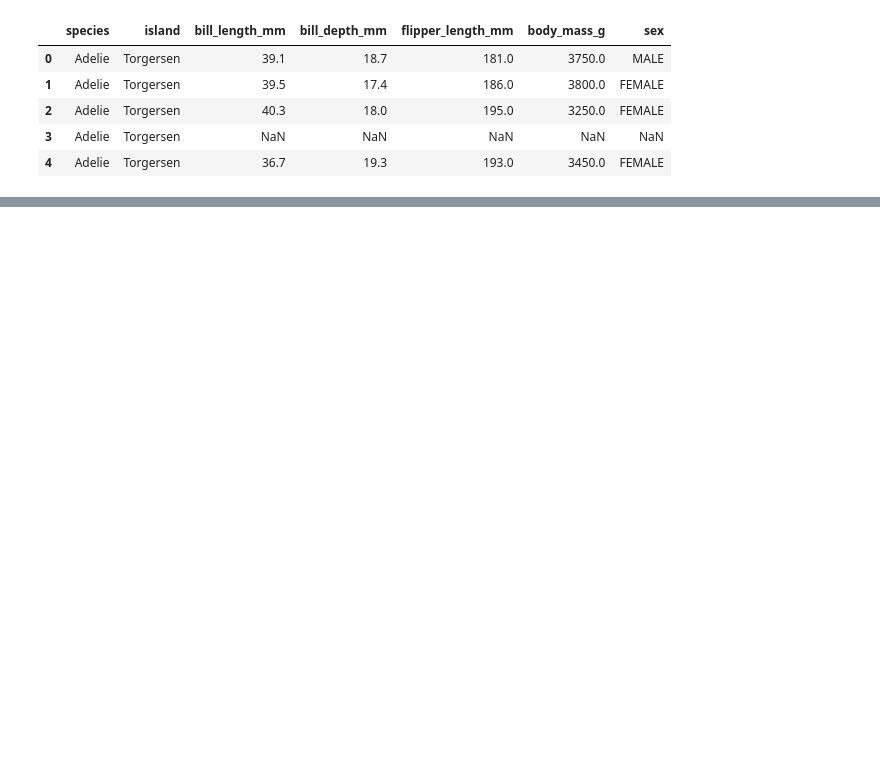
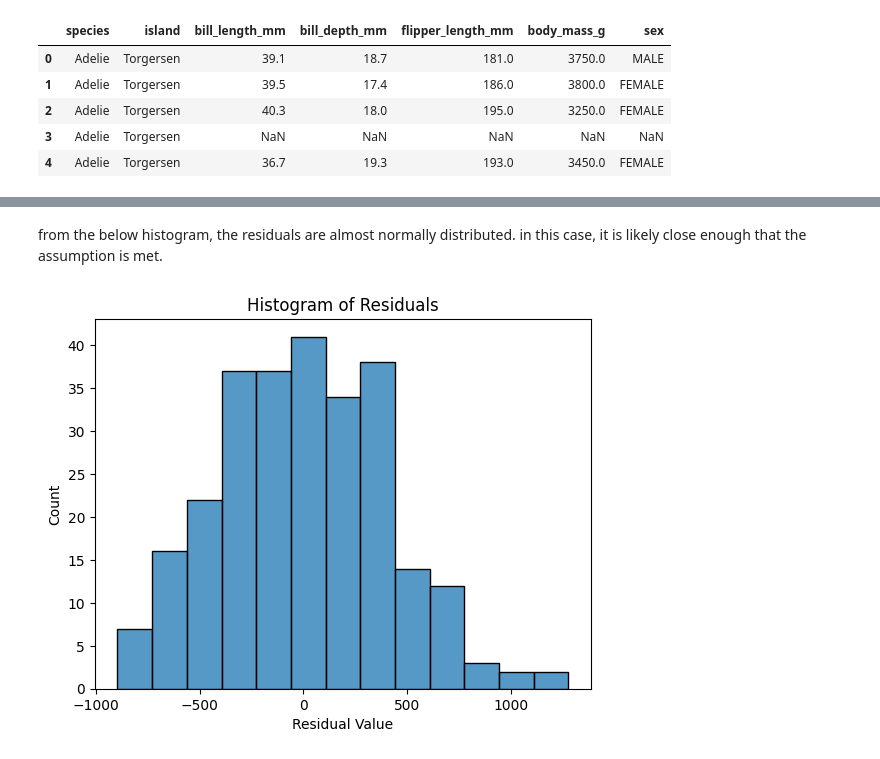
Before and after one commit to yildizramazan/regression-analysis, a Jupyter notebook: module-1/simple-linear-regression.ipynb, the cells around one changed output, grey strips where cells are left out. Drawn from its saved outputs; the diff is of its cells as text; code cells hidden in the pictures; blank space fills up the shorter version.

```diff
--- a/module-1/simple-linear-regression.ipynb
+++ b/module-1/simple-linear-regression.ipynb
@@ -18,0 +27,4 @@ penguins_final.reset_index(inplace=True, drop=True)
+# %%
+# y or the dependent variable comes before the ~ and x or the independent variables comes after the ~
+#              dependent       independent
+ols_formula = "body_mass_g ~ bill_length_mm"
@@ -18,0 +33,3 @@ penguins_final.reset_index(inplace=True, drop=True)
+# %%
+OLS = ols(formula = ols_formula, data = ols_data)
+model = OLS.fit()
@@ -18,0 +83,4 @@ penguins_final.reset_index(inplace=True, drop=True)
+# %%
+# calculating residuals
+residuals = model.resid
+print(residuals)
@@ -18,0 +100,10 @@ penguins_final.reset_index(inplace=True, drop=True)
+# %% [markdown]
+from the below histogram, the residuals are almost normally distributed. in this case, it is likely close enough that the assumption is met.
+# %%
+import matplotlib.pyplot as plt
+fig = sns.histplot(residuals)
+fig.set_xlabel("Residual Value")
+fig.set_title("Histogram of Residuals")
+plt.show()
+# %% [output]
+[figure, added]
```
Also changed, not shown: parts of 11 cells of this notebook.
